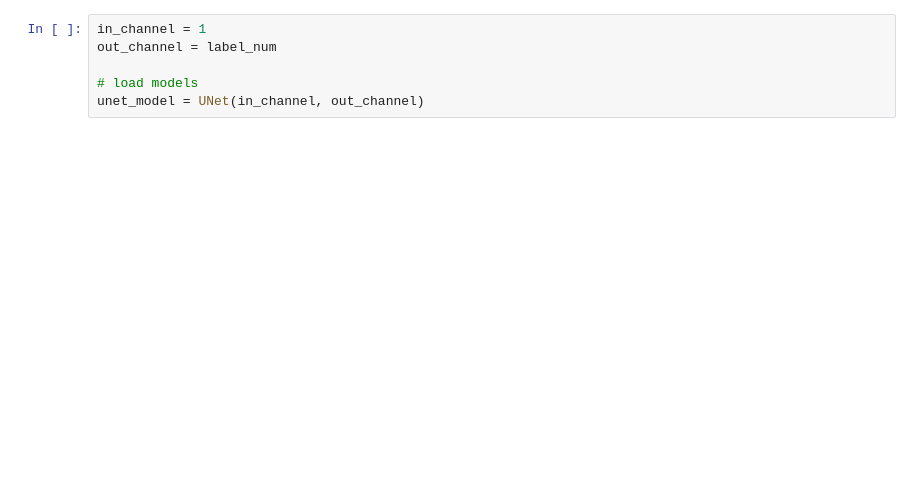
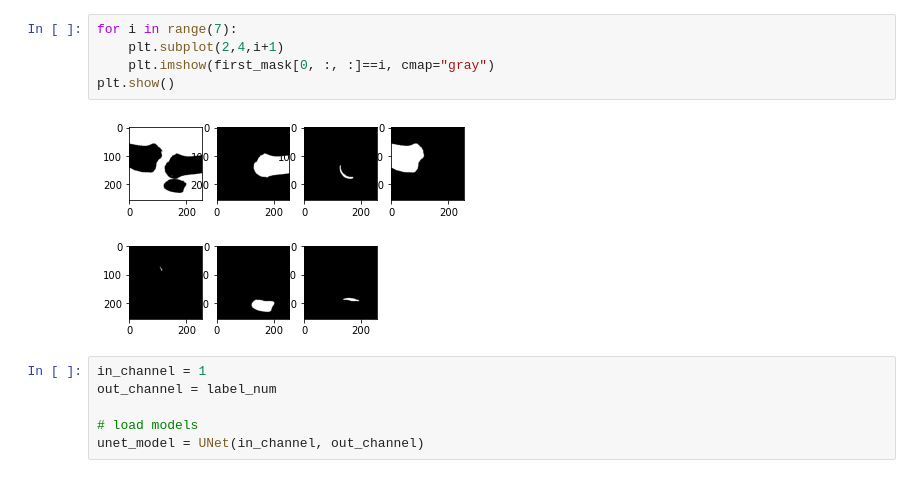
Before and after one commit to wangzhaomxy/SAMRI, a Jupyter notebook: test_unet.ipynb, the cells around one changed output. Cells and saved outputs as stored; diff of their text form; blank space fills up the shorter version.

```diff
--- a/test_unet.ipynb
+++ b/test_unet.ipynb
@@ -25,3 +46,10 @@ out_channel = label_num
+# %%
+for i in range(7):
+    plt.subplot(2,4,i+1)
+    plt.imshow(first_mask[0, :, :]==i, cmap="gray")
+plt.show()
+# %% [output]
+[figure, added]
 # %%
 in_channel = 1
 out_channel = label_num
```
Also changed, not shown: parts of 44 cells of this notebook.
